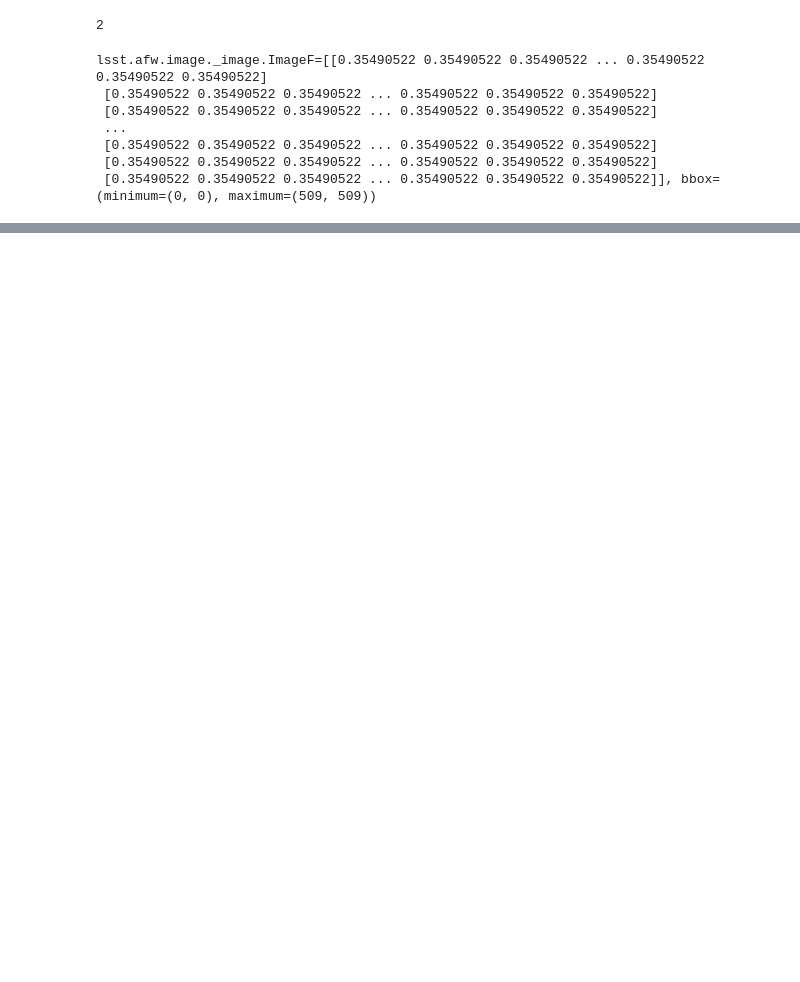
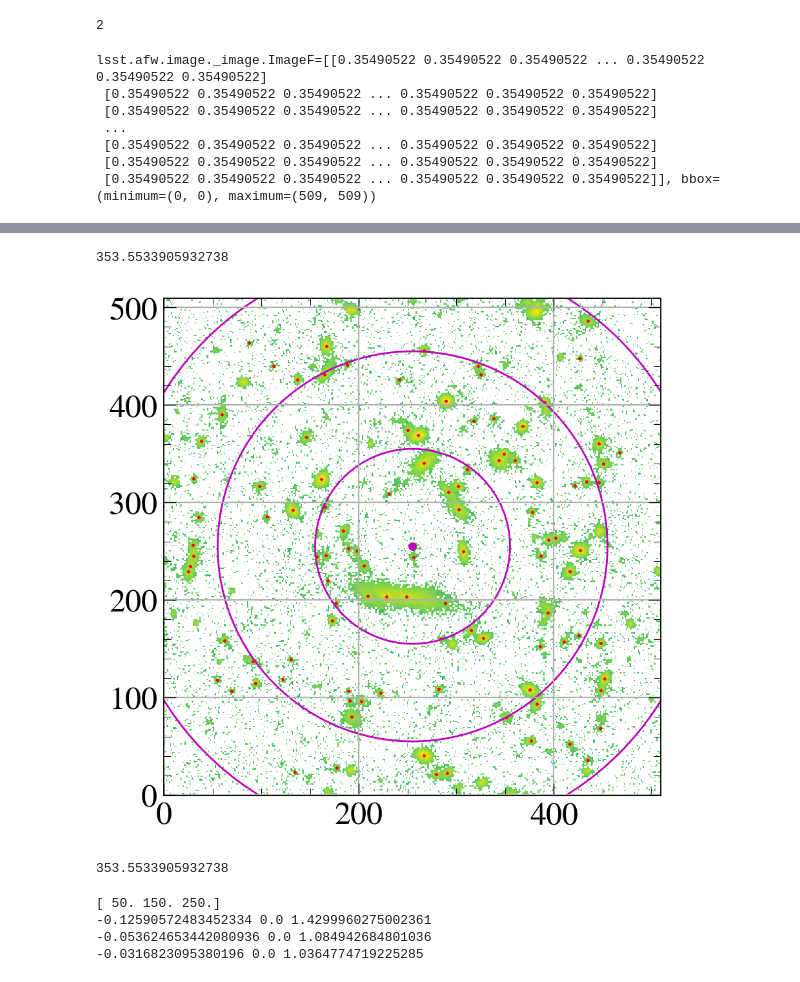
Before and after one commit to zhouconghao/swirl, a Jupyter notebook: notebooks/run_metadetect.ipynb, the cells around one changed output, grey strips where cells are left out. Drawn from its saved outputs; the diff is of its cells as text; code cells hidden in the pictures; blank space fills up the shorter version.

```diff
--- a/notebooks/run_metadetect.ipynb
+++ b/notebooks/run_metadetect.ipynb
@@ -211,0 +233,26 @@ results
+# %%
+# match object to input?
+print(np.sqrt(250**2 + 250**2))
+pixel_radial_bin_edges = np.array([0,100,200,300])
+# %% [output]
+353.5533905932738
+# %%
+# plt.imshow(np.log10(image), origin='lower')
+
+plt.imshow(np.log10(raw_coadd_data[0]['coadd_exp'].getImage().getArray()), origin='lower')
+for i in range(len(mdet_tables_masked[0])):
+    coord_row, coord_col = mdet_tables_masked[0][i]['row'], mdet_tables_masked[0][i]['col']
+    plt.scatter(coord_col, coord_row, color='r', s=1, marker='x')
+    plt.scatter(image.shape[1]//2, image.shape[0]//2, color='m', s=10, marker="o")
+#draw three circles with radius 100, 200, 300
+for radius in pixel_radial_bin_edges:
+    circle = plt.Circle((image.shape[1]//2, image.shape[0]//2), radius, color='m', fill=False)
+    plt.gca().add_artist(circle)
+# %% [output]
+[figure, added]
+# %%
+# match object to input?
+print(np.sqrt(250**2 + 250**2))
+pixel_radial_bins_edges = np.array([0,100,200,300])
+# %% [output]
+353.5533905932738
@@ -211,0 +268,32 @@ results
+# %%
+bin_mids = (pixel_radial_bin_edges[1:] + pixel_radial_bin_edges[:-1]) / 2
+print(bin_mids)
+lens = LensModel(lens_model_list=['NFW'])
+reference_g1_list = []
+for bin_mid in bin_mids:
+
+    r = galsim.PositionD(bin_mid,0)  # arcsec
+    z_lens = 0.2
+    z_source = 1.0
+    lens_cosmo = LensCosmo(z_lens=z_lens, z_source=z_source, cosmo=Planck18)
+    rs_angle, alpha_rs = lens_cosmo.nfw_physical2angle(
+        M=4e14, c=6.0
+    )
+    kwargs = [{"Rs": rs_angle, "alpha_Rs": alpha_rs}]
+    f_xx, f_xy, f_yx, f_yy = lens.hessian(r.x, r.y, kwargs)
+    gamma1 = 1.0 / 2 * (f_xx - f_yy)
+    gamma2 = f_xy
+    kappa = 1.0 / 2 * (f_xx + f_yy)
+
+    g1 = gamma1 / (1 - kappa)
+    g2 = gamma2 / (1 - kappa)
+    mu = 1.0 / ((1 - kappa) ** 2 - gamma1**2 - gamma2**2)
+    print(g1, g2, mu)
+    reference_g1_list.append(g1)
+
+# not sure about the sign convention here
+# %% [output]
+[ 50. 150. 250.]
+-0.12590572483452334 0.0 1.4299960275002361
+-0.053624653442080936 0.0 1.084942684801036
+-0.0316823095380196 0.0 1.0364774719225285
```
Also changed, not shown: parts of 11 cells of this notebook.
